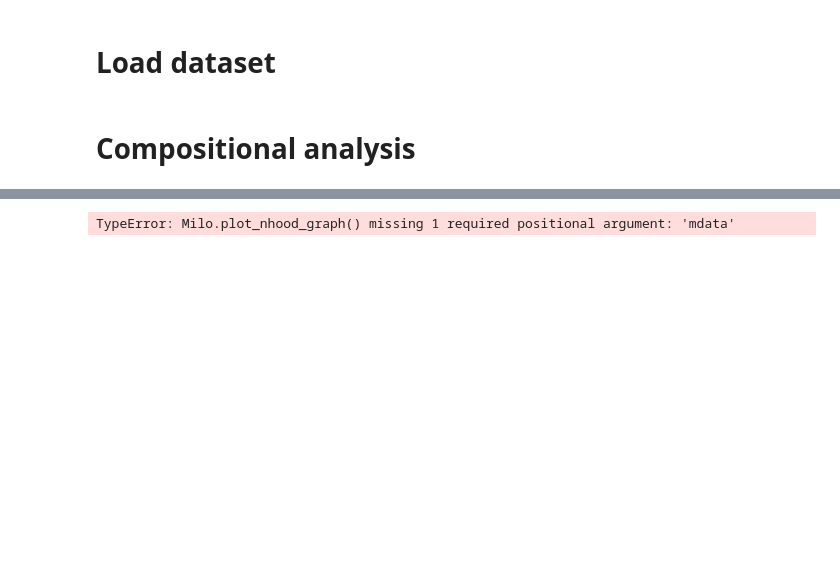
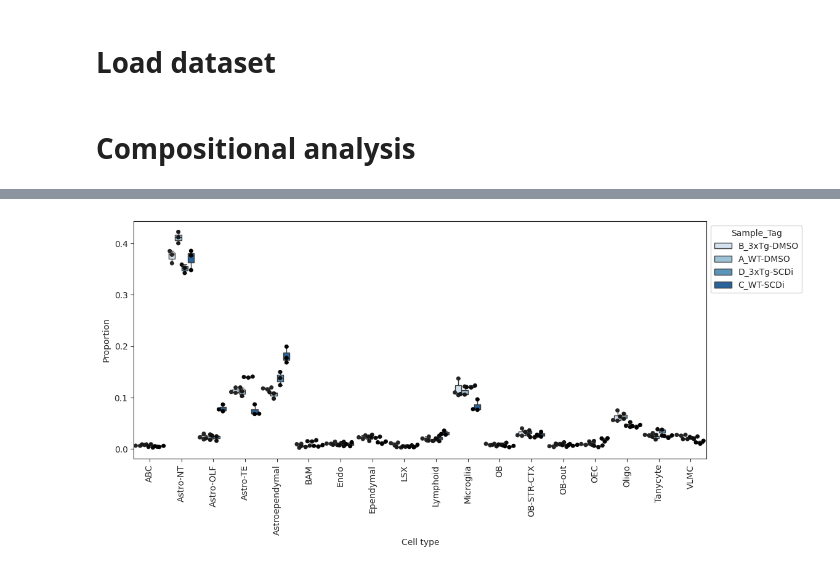
Before and after one commit to Xavier919/scRNAseq_analysis, a Jupyter notebook: notebook3.ipynb, the cells around one changed output, grey strips where cells are left out. Drawn from its saved outputs; the diff is of its cells as text; code cells hidden in the pictures; blank space fills up the shorter version.

```diff
--- a/notebook3.ipynb
+++ b/notebook3.ipynb
@@ -108,12 +137,0 @@ MuData object with n_obs × n_vars = 12031 × 25244
-# %%
-adata.layers["counts"] = adata.X.copy()
-adata.layers["logcounts"] = sc.pp.log1p(adata.layers["counts"]).copy()
-adata.X = adata.layers["logcounts"].copy()
-
-sc.pp.highly_variable_genes(
-    adata, n_top_genes=3000, subset=False
-)
-
-sc.pp.pca(adata, n_comps=10)
-sc.pp.neighbors(adata, n_pcs=10)
-sc.tl.umap(adata)
@@ -124,7 +137,0 @@ sc.pl.umap(adata, color=["Sample_Tag", "class_name"], ncols=3, wspace=0.25)
-# %%
-adata_scvi = adata[:, adata.var["highly_variable"]].copy()
-scvi.model.SCVI.setup_anndata(adata_scvi, layer="counts", batch_key="Sample_Tag")
-model_scvi = scvi.model.SCVI(adata_scvi)
-max_epochs_scvi = int(np.min([round((20000 / adata.n_obs) * 400), 400]))
-model_scvi.train(max_epochs=max_epochs_scvi)
-adata.obsm["X_scVI"] = model_scvi.get_latent_representation()
@@ -262,7 +137,0 @@ KeyError: 'PValue'
-# %%
-milo.build_nhood_graph(mdata)
-with matplotlib.rc_context({"figure.figsize": [10, 10]}):
-    pt.pl.milo.nhood_graph(mdata, alpha=0.1, min_size=5, plot_edges=False)
-    sc.pl.umap(mdata["rna"], color="cell_label", legend_loc="on data")
-# %% [output]
-TypeError: Milo.plot_nhood_graph() missing 1 required positional argument: 'mdata'
@@ -275,0 +138,21 @@ mdata["milo"].var.loc[
+# %%
+sccoda_model = pt.tl.Sccoda()
+sccoda_data = sccoda_model.load(
+    adata,
+    type="cell_level",
+    generate_sample_level=True,
+    cell_type_identifier="subclass_name",
+    sample_identifier="batch",
+    covariate_obs=["Sample_Tag"],
+)
+# %%
+pt.pl.coda.boxplots(
+    sccoda_data,
+    modality_key="coda",
+    feature_name="Sample_Tag",
+    figsize=(12, 5),
+    add_dots=True,
+)
+plt.show()
+# %% [output]
+[figure, added]
```
Also changed, not shown: parts of 32 cells of this notebook, 1 other file.
